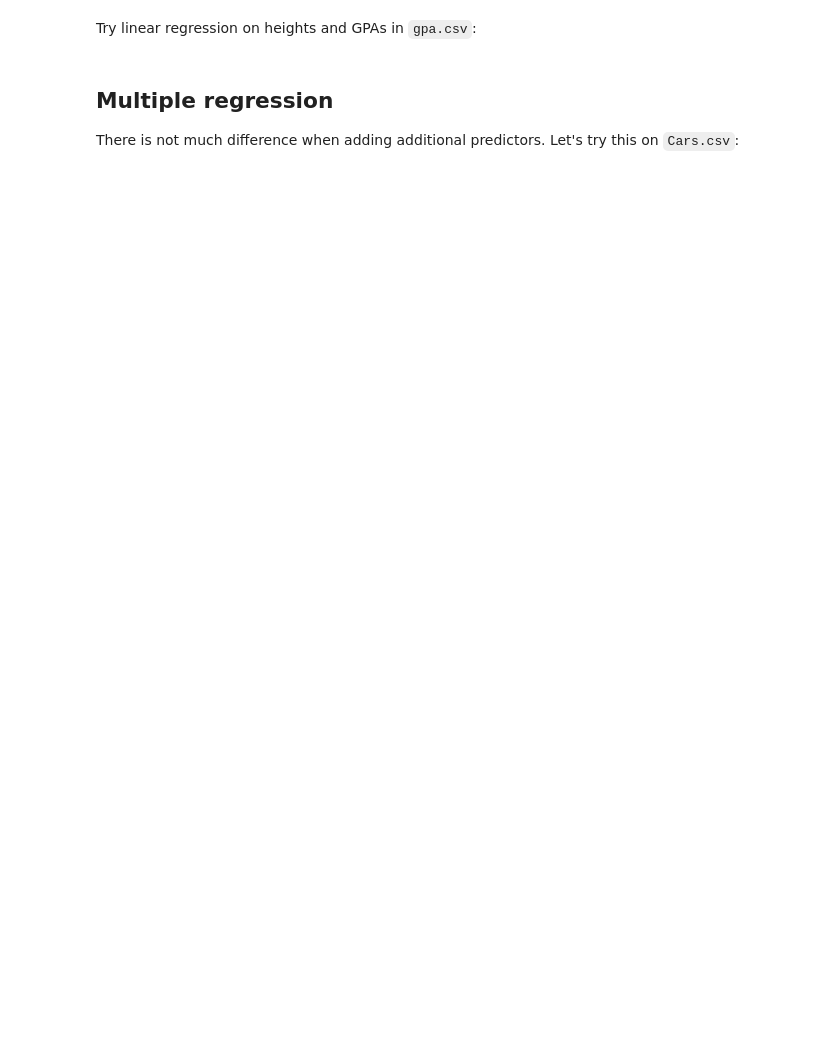
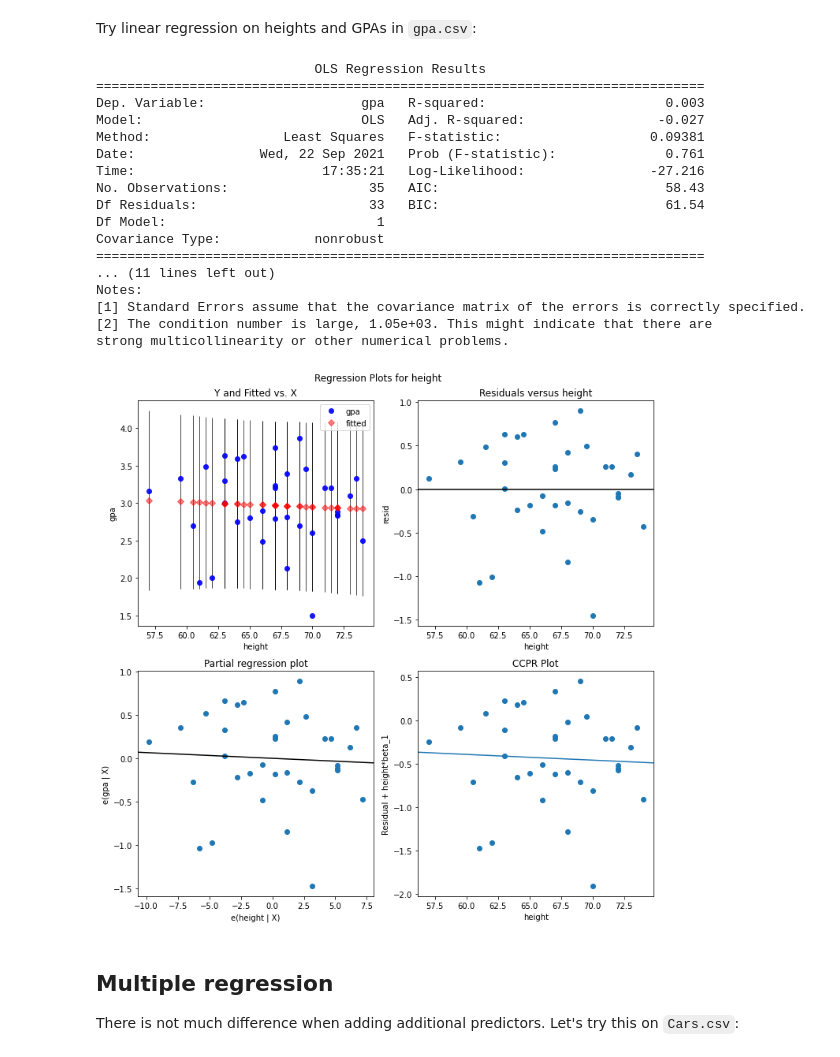
Before and after one commit to curtywang/ee5020-notes-fa21, a Jupyter notebook: day9/linear_regression.ipynb, the cells around one changed output. Drawn from its saved outputs; the diff is of its cells as text; code cells hidden in the pictures; blank space fills up the shorter version.

```diff
--- a/day9/linear_regression.ipynb
+++ b/day9/linear_regression.ipynb
@@ -28,5 +71,34 @@ Try this below to see if floor area can be used to model the home price in `home
 # %% [markdown]
 Try linear regression on heights and GPAs in `gpa.csv`:
+# %%
+df_gpa = pd.read_csv('../as_datasets/gpa.csv')
+df_gpa.head()
+ols_model = statsmodels.formula.api.ols('gpa ~ height', data=df_gpa)
+ols_result = ols_model.fit()
+print(ols_result.summary())
+
+ols_height_fig = plt.figure(figsize = (10,10))
+statsmodels.graphics.regressionplots.plot_regress_exog(ols_result, "height", fig = ols_height_fig)
+ols_height_fig.tight_layout(pad=1.0)
+# %% [output]
+                            OLS Regression Results
+==============================================================================
+Dep. Variable:                    gpa   R-squared:                       0.003
+Model:                            OLS   Adj. R-squared:                 -0.027
+Method:                 Least Squares   F-statistic:                   0.09381
+Date:                Wed, 22 Sep 2021   Prob (F-statistic):              0.761
+Time:                        17:35:21   Log-Likelihood:                -27.216
+No. Observations:                  35   AIC:                             58.43
+Df Residuals:                      33   BIC:                             61.54
+Df Model:                           1
+Covariance Type:            nonrobust
+==============================================================================
+... (11 lines left out)
+Notes:
+[1] Standard Errors assume that the covariance matrix of the errors is correctly specified.
+[2] The condition number is large, 1.05e+03. This might indicate that there are
+strong multicollinearity or other numerical problems.
+[figure, added]
 # %% [markdown]
 ## Multiple regression
 
```
Also changed, not shown: parts of 6 cells of this notebook, 1 other file.
